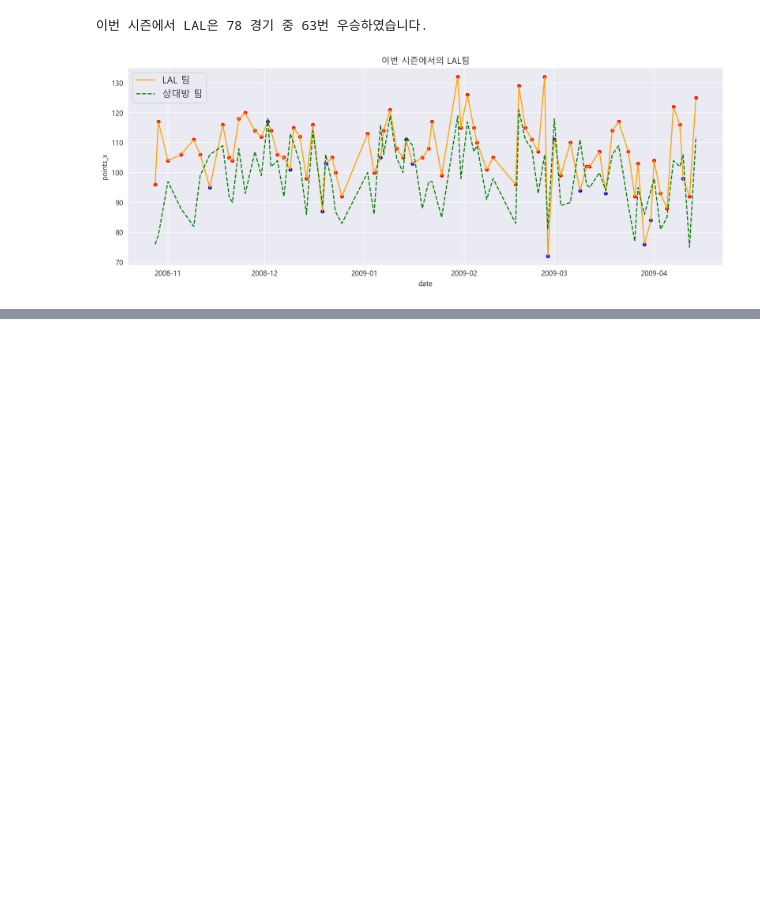
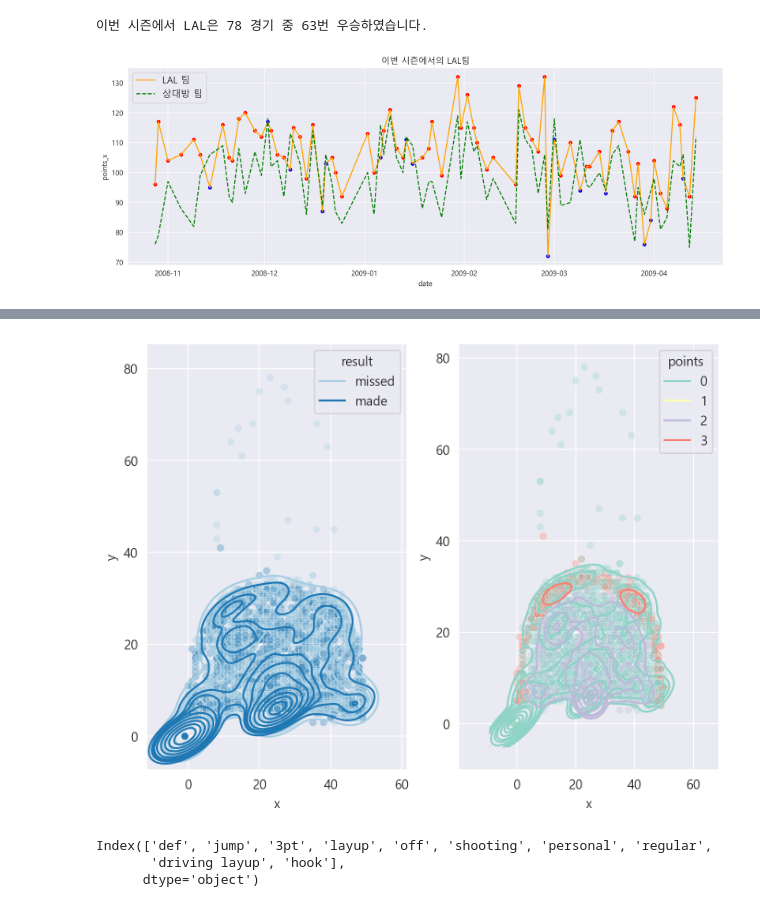
Before and after one commit to xudegloss/data-analysis, a Jupyter notebook: 02_Lakers/data_analysis.ipynb, the cells around one changed output, grey strips where cells are left out. Drawn from its saved outputs; the diff is of its cells as text; code cells hidden in the pictures; blank space fills up the shorter version.

```diff
--- a/02_Lakers/data_analysis.ipynb
+++ b/02_Lakers/data_analysis.ipynb
@@ -637,0 +594,22 @@ _=ax.legend(title="Type", bbox_to_anchor=(1.25, 1), fontsize=13)
+# %%
+fig, ax=plt.subplots(1, 2, figsize=(8, 6), dpi=200)
+ax=ax.flatten()
+
+# 득점 성공 / 실패 분포
+_=sns.scatterplot(data=lal2, x="x", y="y", alpha=0.3, ax=ax[0], hue="result",  palette="Paired")
+_=sns.kdeplot(data=lal2, x="x", y="y", ax=ax[0], hue="result", palette="Paired")
+
+# 득점 점수 별 분포
+_=sns.scatterplot(data=lal2, x="x", y="y", alpha=0.3, ax=ax[1], hue="points", palette="Set3")
+_=sns.kdeplot(data=lal2, x="x", y="y", ax=ax[1], hue="points", palette="Set3")
+
+# 왼쪽에서 성공이 좀 더 잦은 것 같으니, 다음 경기에서는 왼쪽을 보완하기
+# %% [output]
+[figure, added]
+# %%
+# 상위 10위까지 가장 많은 세부 행동들
+lal2["type"].value_counts().head(10).index
+# %% [output]
+Index(['def', 'jump', '3pt', 'layup', 'off', 'shooting', 'personal', 'regular',
+       'driving layup', 'hook'],
+      dtype='object')
```
Also changed, not shown: parts of 13 cells of this notebook.
